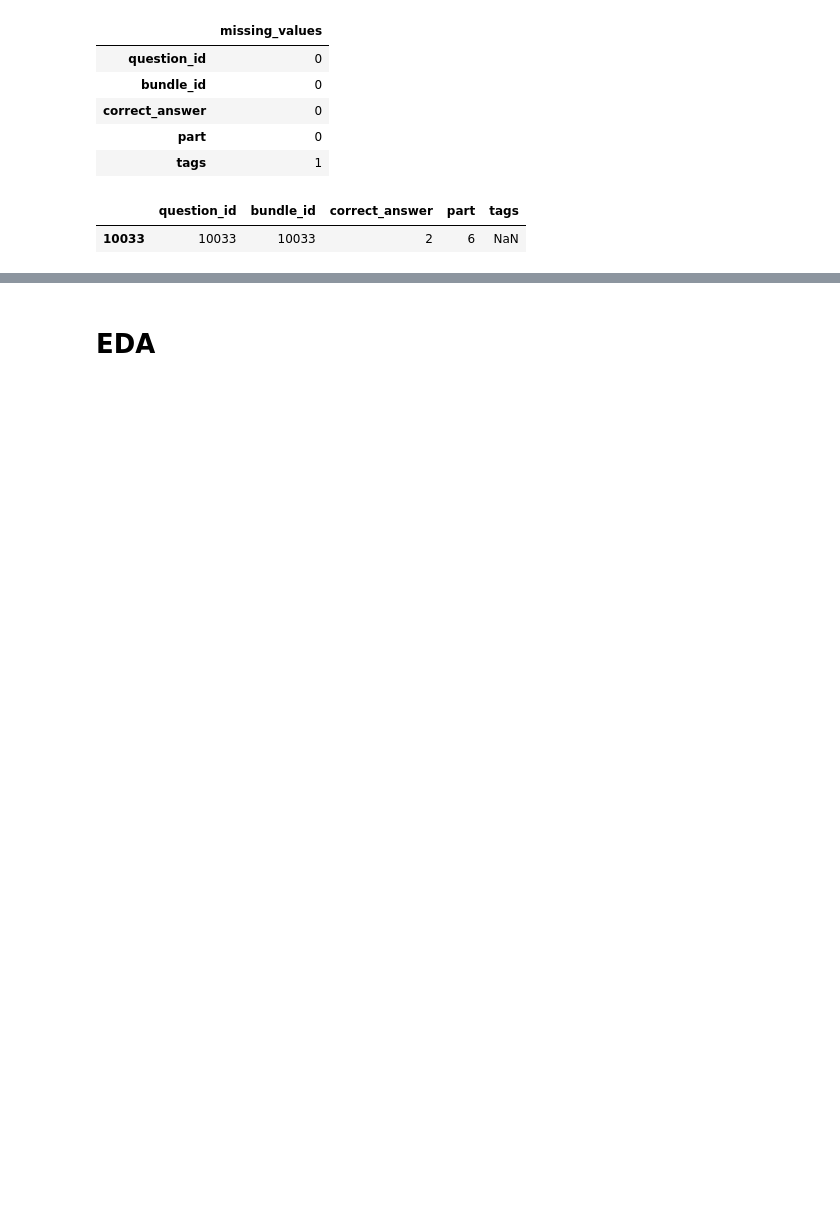
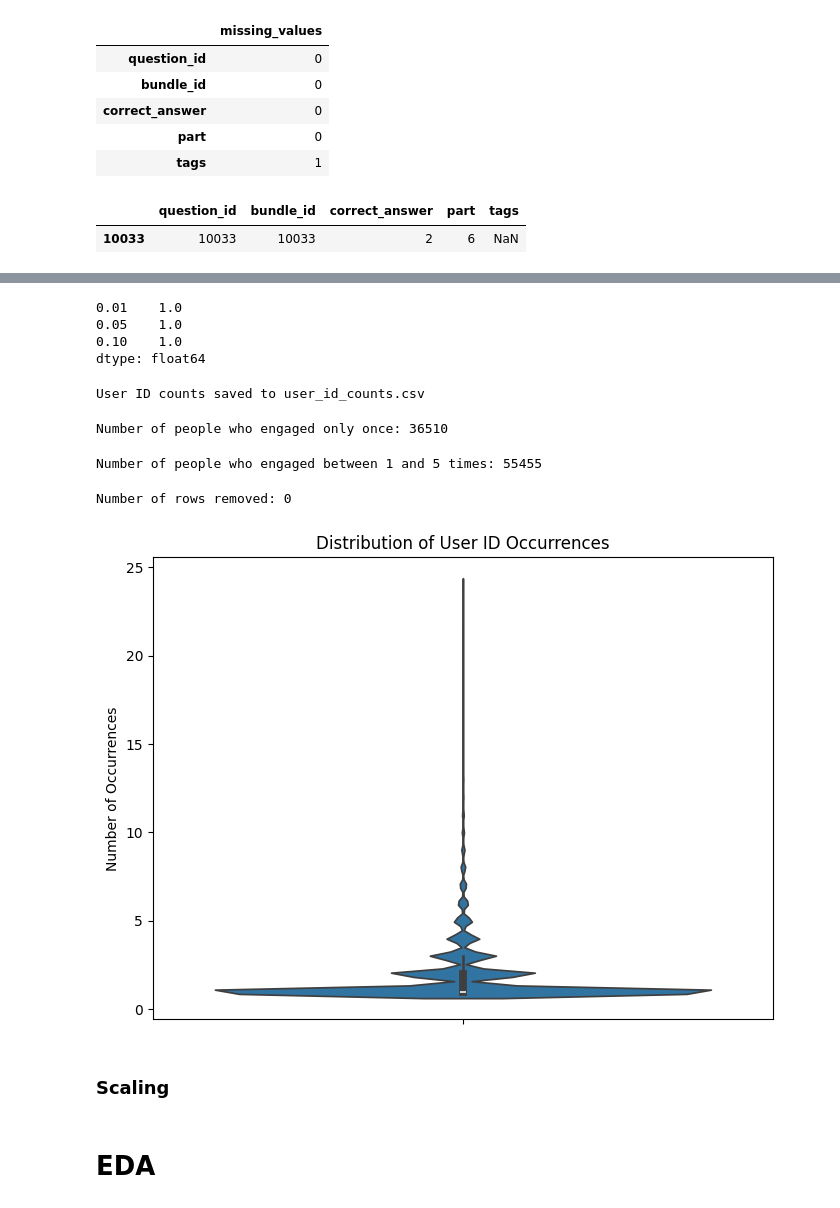
Before and after one commit to theresaskruzna/riiid_knowledge_tracing, a Jupyter notebook: 01_EDA.ipynb, the cells around one changed output, grey strips where cells are left out. Drawn from its saved outputs; the diff is of its cells as text; code cells hidden in the pictures; blank space fills up the shorter version.

```diff
--- a/01_EDA.ipynb
+++ b/01_EDA.ipynb
@@ -658,0 +509,5 @@ print(train_df.content_type_id.value_counts())
+# %%
+user_id_counts = train_df.groupby('user_id').size()
+
+# Display in tabular format
+print(user_id_counts)
@@ -658,0 +557,48 @@ print(train_df.content_type_id.value_counts())
+# %%
+# Specific percentiles (e.g., 1st, 25th, 10th)
+percentiles = user_id_counts.quantile([0.01, 0.05, 0.1])
+print(percentiles)
+# %% [output]
+0.01    1.0
+0.05    1.0
+0.10    1.0
+dtype: float64
+# %%
+# Export to a CSV file
+user_id_counts.to_csv('user_id_counts.csv', header=['count'])
+print("User ID counts saved to user_id_counts.csv")
+# %% [output]
+User ID counts saved to user_id_counts.csv
+# %%
+# Group by 'user_id' and count occurrences
+user_engagement_counts = train_df.groupby('user_id').size()
+
+# Filter for users with only one engagement
+single_engagement_users = user_engagement_counts[user_engagement_counts == 1]
+
+# Count the number of such users
+num_single_engagement_users = len(single_engagement_users)
+
+# Print the result
+print(f"Number of people who engaged only once: {num_single_engagement_users}")
+# %% [output]
+Number of people who engaged only once: 36510
+# %%
+# Group by 'user_id' and count occurrences
+user_engagement_counts = train_df.groupby('user_id').size()
+
+# Filter for users with engagements between 1 and 5
+engagement_range_users = user_engagement_counts[
+    (user_engagement_counts >= 1) & (user_engagement_counts <= 11)
+]
+
+# Count the number of such users
+num_engagement_range_users = len(engagement_range_users)
+
+# Print the result
+print(
+    "Number of people who engaged between 1 and 5 times:"
+    f" {num_engagement_range_users}"
+)
+# %% [output]
+Number of people who engaged between 1 and 5 times: 55455
@@ -658,0 +616,17 @@ print(train_df.content_type_id.value_counts())
+# %%
+# Calculate the number of rows removed
+rows_removed = len(user_engagement_counts[ (user_engagement_counts >= 1) & (user_engagement_counts <= 11)])
+
+# Print the number of removed rows
+print(f"Number of rows removed: {rows_removed}")
+# %% [output]
+Number of rows removed: 0
+# %%
+# violin plot
+plt.figure(figsize=(8, 6))
+sns.violinplot(y=user_id_counts)
+plt.title("Distribution of User ID Occurrences")
+plt.ylabel("Number of Occurrences")
+plt.show()
+# %% [output]
+[figure, added]
@@ -658,0 +680,2 @@ print(train_df.content_type_id.value_counts())
+# %% [markdown]
+### Scaling
```
Also changed, not shown: parts of 226 cells of this notebook.
